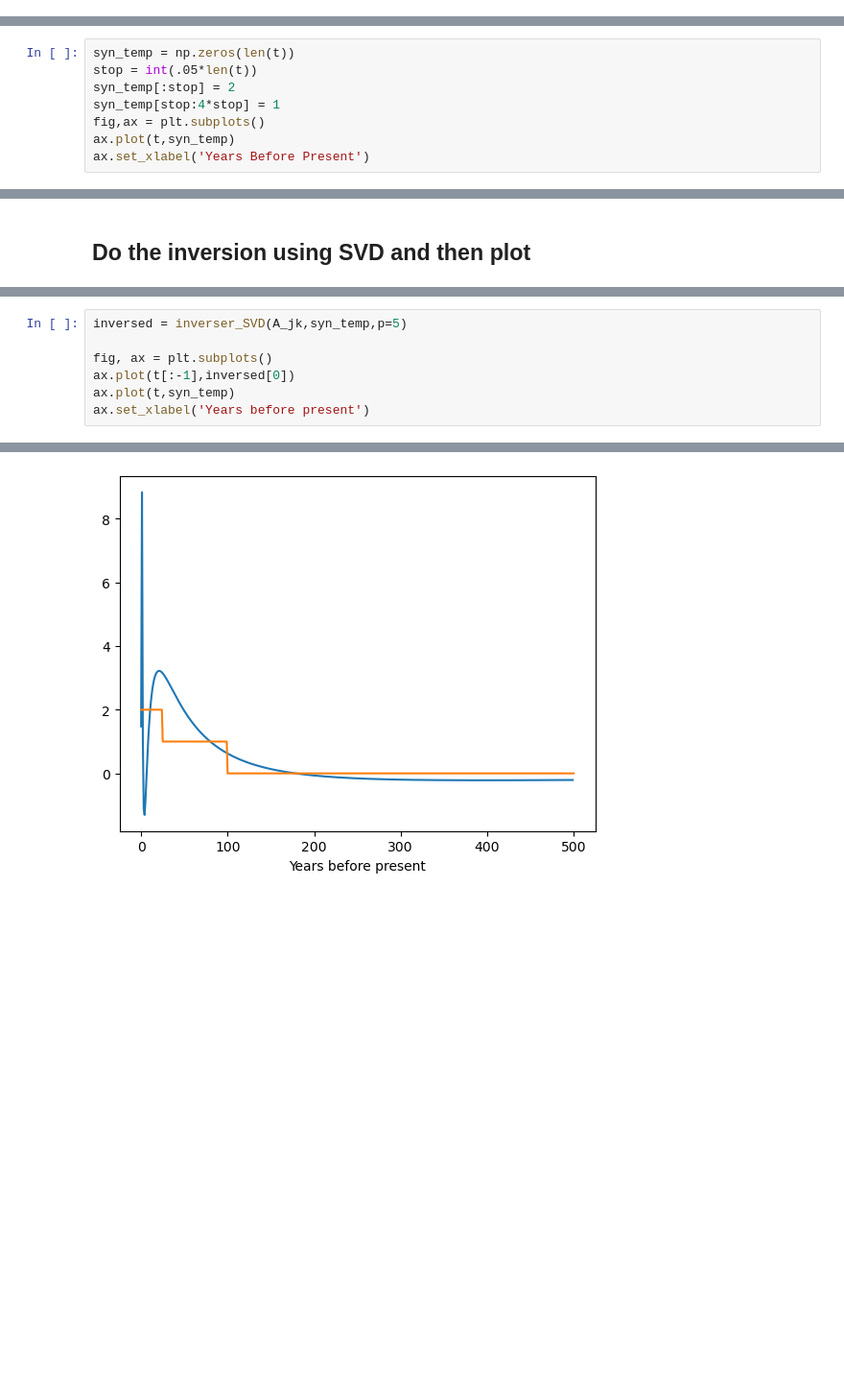
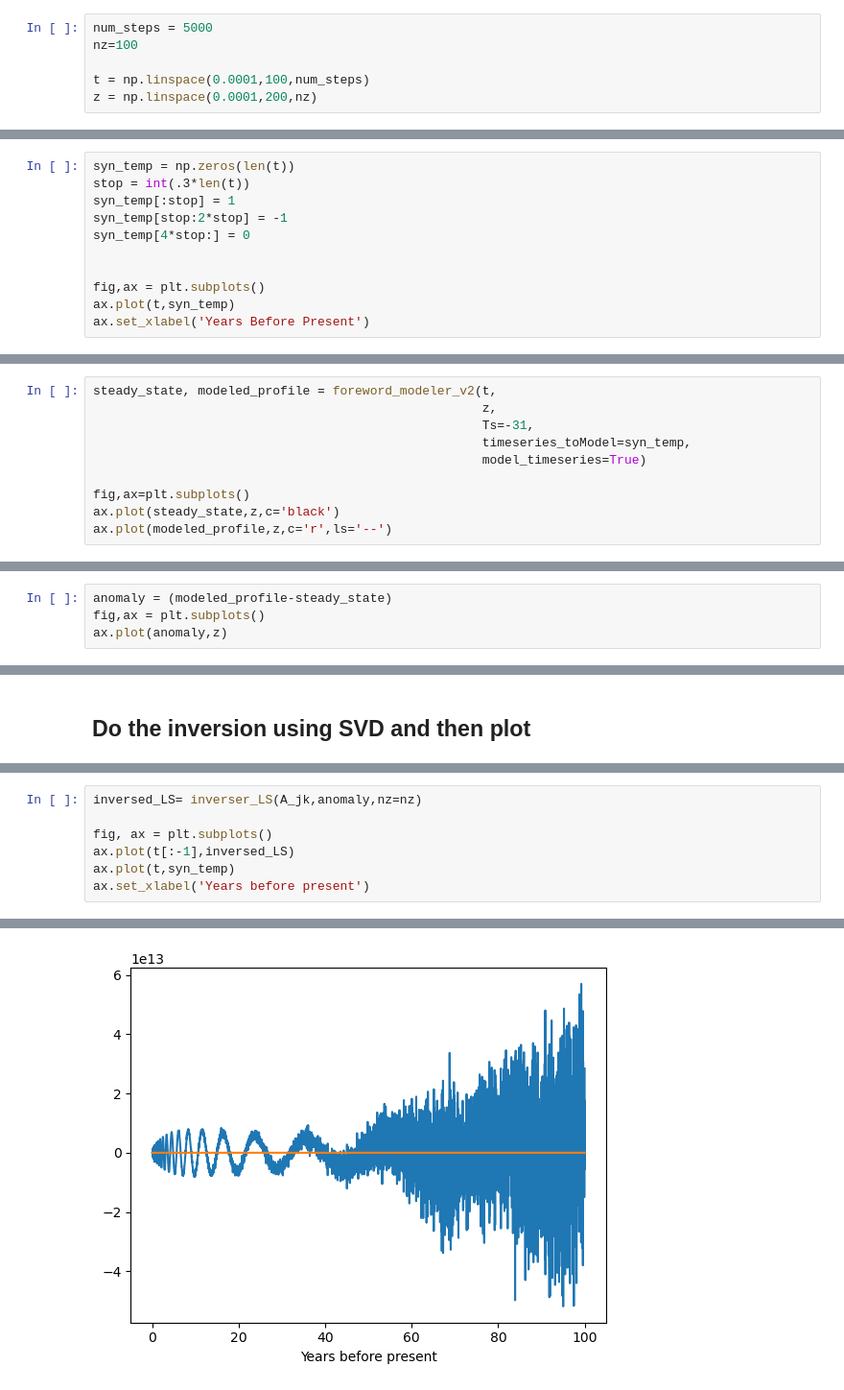
Before and after one commit to johnmorganmanos/Antarctica_AH_Thermometry, a Jupyter notebook: SVD_testing.ipynb, the cells around one changed output, grey strips where cells are left out. Shown: that part at 96% size. Drawn from its saved outputs; the diff is of its cells as text; blank space fills up the shorter version.

```diff
--- a/SVD_testing.ipynb
+++ b/SVD_testing.ipynb
@@ -37,3 +35,9 @@ t = np.linspace(0.0001,500,501)
+# %%
+num_steps = 5000
+nz=100
+
+t = np.linspace(0.0001,100,num_steps)
+z = np.linspace(0.0001,200,nz)
 # %%
 # fig,ax = plt.subplots()
 A_jk = np.zeros((len(z),len(t)-1))
@@ -73,9 +77,12 @@ ax.imshow(A_jk,cmap='seismic', vmin=-v,vmax=v)
 ## Creat a synthetic temeprature signal
 # %%
 syn_temp = np.zeros(len(t))
-stop = int(.05*len(t))
-syn_temp[:stop] = 2
-syn_temp[stop:4*stop] = 1
+stop = int(.3*len(t))
+syn_temp[:stop] = 1
+syn_temp[stop:2*stop] = -1
+syn_temp[4*stop:] = 0
+
+
 fig,ax = plt.subplots()
 ax.plot(t,syn_temp)
 ax.set_xlabel('Years Before Present')
@@ -84,0 +94,10 @@ Text(0.5, 0, 'Years Before Present')
+# %%
+steady_state, modeled_profile = foreword_modeler_v2(t,
+                                                    z,
+                                                    Ts=-31,
+                                                    timeseries_toModel=syn_temp,
+                                                    model_timeseries=True)
+
+fig,ax=plt.subplots()
+ax.plot(steady_state,z,c='black')
+ax.plot(modeled_profile,z,c='r',ls='--')
@@ -84,0 +116,4 @@ Text(0.5, 0, 'Years Before Present')
+# %%
+anomaly = (modeled_profile-steady_state)
+fig,ax = plt.subplots()
+ax.plot(anomaly,z)
@@ -87,10 +145,10 @@ Text(0.5, 0, 'Years Before Present')
 # %%
-inversed = inverser_SVD(A_jk,syn_temp,p=5)
+inversed_LS= inverser_LS(A_jk,anomaly,nz=nz)
 
 fig, ax = plt.subplots()
-ax.plot(t[:-1],inversed[0])
+ax.plot(t[:-1],inversed_LS)
 ax.plot(t,syn_temp)
 ax.set_xlabel('Years before present')
 # %% [output]
 Text(0.5, 0, 'Years before present')
-[figure, old version]
+[figure, new version]
```
Also changed, not shown: parts of 10 cells of this notebook.
